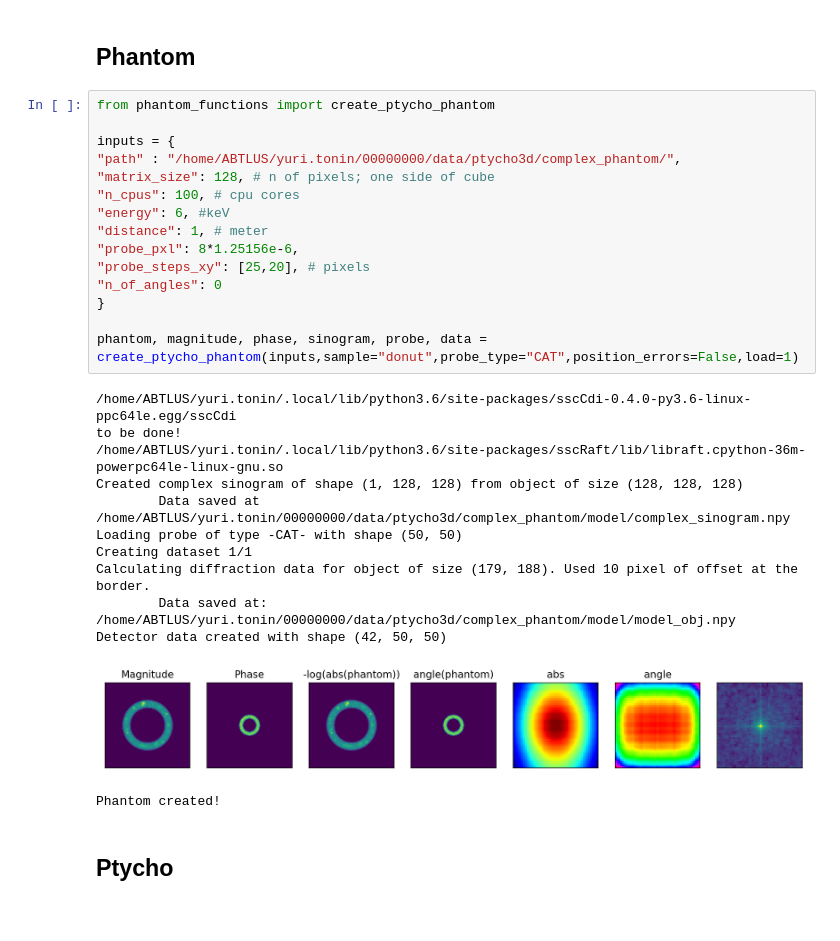
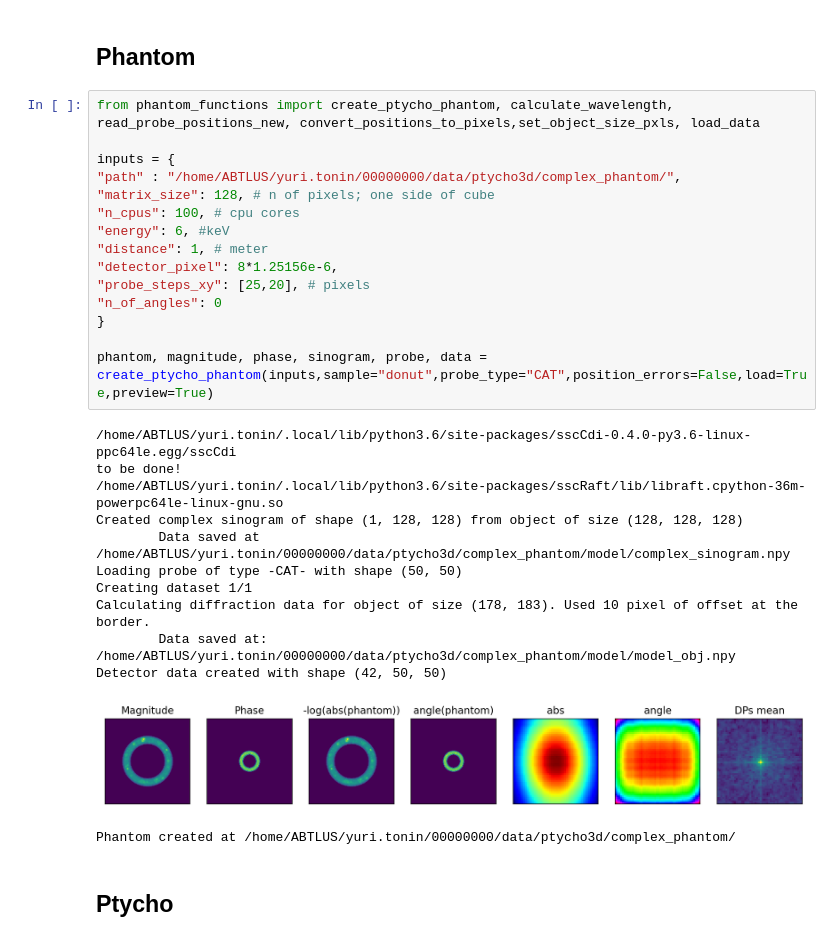
Before and after one commit to cnpem/ssc-cdi, a Jupyter notebook: sscCdi/caterete/dev_ptycho/RAAR_mPIE_using_phantom.ipynb, the cells around one changed output. Drawn from its saved outputs; the diff is of its cells as text.

```diff
--- a/sscCdi/caterete/dev_ptycho/RAAR_mPIE_using_phantom.ipynb
+++ b/sscCdi/caterete/dev_ptycho/RAAR_mPIE_using_phantom.ipynb
@@ -552,33 +553,33 @@ def PIE_multiprobe_loop(diffractions_patterns, positions, iterations, parameters
 # %% [markdown]
 ## Phantom
 # %%
-from phantom_functions import create_ptycho_phantom
+from phantom_functions import create_ptycho_phantom, calculate_wavelength, read_probe_positions_new, convert_positions_to_pixels,set_object_size_pxls, load_data
 
 inputs = {
 "path" : "/home/ABTLUS/yuri.tonin/00000000/data/ptycho3d/complex_phantom/",
 "matrix_size": 128, # n of pixels; one side of cube
 "n_cpus": 100, # cpu cores
 "energy": 6, #keV
 "distance": 1, # meter
-"probe_pxl": 8*1.25156e-6,
+"detector_pixel": 8*1.25156e-6,
 "probe_steps_xy": [25,20], # pixels
 "n_of_angles": 0
 }
 
-phantom, magnitude, phase, sinogram, probe, data = create_ptycho_phantom(inputs,sample="donut",probe_type="CAT",position_errors=False,load=1)
+phantom, magnitude, phase, sinogram, probe, data = create_ptycho_phantom(inputs,sample="donut",probe_type="CAT",position_errors=False,load=True,preview=True)
 # %% [output]
 /home/ABTLUS/yuri.tonin/.local/lib/python3.6/site-packages/sscCdi-0.4.0-py3.6-linux-ppc64le.egg/sscCdi
 to be done!
 /home/ABTLUS/yuri.tonin/.local/lib/python3.6/site-packages/sscRaft/lib/libraft.cpython-36m-powerpc64le-linux-gnu.so
 Created complex sinogram of shape (1, 128, 128) from object of size (128, 128, 128)
         Data saved at /home/ABTLUS/yuri.tonin/00000000/data/ptycho3d/complex_phantom/model/complex_sinogram.npy
 Loading probe of type -CAT- with shape (50, 50)
 Creating dataset 1/1
-Calculating diffraction data for object of size (179, 188). Used 10 pixel of offset at the border.
+Calculating diffraction data for object of size (178, 183). Used 10 pixel of offset at the border.
         Data saved at:  /home/ABTLUS/yuri.tonin/00000000/data/ptycho3d/complex_phantom/model/model_obj.npy
 Detector data created with shape (42, 50, 50)
-[figure, old version]
+[figure, new version]
-Phantom created!
+Phantom created at /home/ABTLUS/yuri.tonin/00000000/data/ptycho3d/complex_phantom/
 # %% [markdown]
 ## Ptycho
 # %%
```
Also changed, not shown: parts of 3 cells of this notebook, 1 other file.
